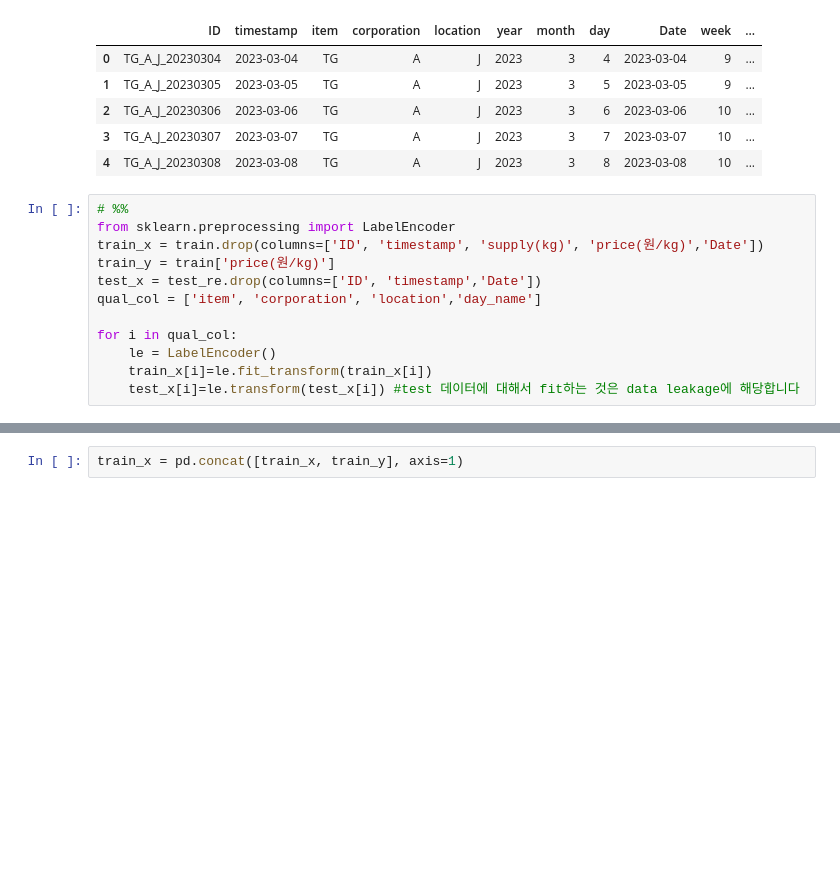
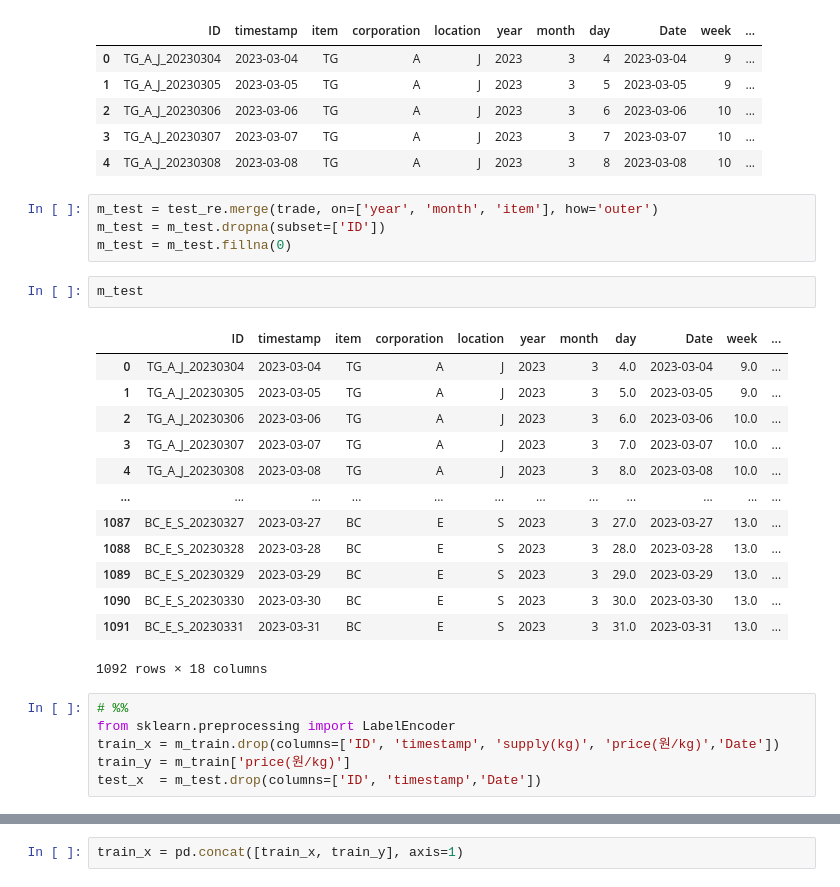
Before and after one commit to junseokShim/jeju_regression, a Jupyter notebook: 03_min_add_code.ipynb, the cells around one changed output, grey strips where cells are left out. Cells and saved outputs as stored; diff of their text form; blank space fills up the shorter version.

```diff
--- a/03_min_add_code.ipynb
+++ b/03_min_add_code.ipynb
@@ -81,15 +89,29 @@ test_re.head()
 | 2 | TG_A_J_20230306 | 2023-03-06 | TG | A | J | 2023 | 3 | 6 | 2023-03-06 | 10 | ... |
 | 3 | TG_A_J_20230307 | 2023-03-07 | TG | A | J | 2023 | 3 | 7 | 2023-03-07 | 10 | ... |
 | 4 | TG_A_J_20230308 | 2023-03-08 | TG | A | J | 2023 | 3 | 8 | 2023-03-08 | 10 | ... |
+# %%
+m_test = test_re.merge(trade, on=['year', 'month', 'item'], how='outer')
+m_test = m_test.dropna(subset=['ID'])
+m_test = m_test.fillna(0)
+# %%
+m_test
+# %% [output]
+|  | ID | timestamp | item | corporation | location | year | month | day | Date | week | ... |
+| 0 | TG_A_J_20230304 | 2023-03-04 | TG | A | J | 2023 | 3 | 4.0 | 2023-03-04 | 9.0 | ... |
+| 1 | TG_A_J_20230305 | 2023-03-05 | TG | A | J | 2023 | 3 | 5.0 | 2023-03-05 | 9.0 | ... |
+| 2 | TG_A_J_20230306 | 2023-03-06 | TG | A | J | 2023 | 3 | 6.0 | 2023-03-06 | 10.0 | ... |
+| 3 | TG_A_J_20230307 | 2023-03-07 | TG | A | J | 2023 | 3 | 7.0 | 2023-03-07 | 10.0 | ... |
+| 4 | TG_A_J_20230308 | 2023-03-08 | TG | A | J | 2023 | 3 | 8.0 | 2023-03-08 | 10.0 | ... |
+| ... | ... | ... | ... | ... | ... | ... | ... | ... | ... | ... | ... |
+| 1087 | BC_E_S_20230327 | 2023-03-27 | BC | E | S | 2023 | 3 | 27.0 | 2023-03-27 | 13.0 | ... |
+| 1088 | BC_E_S_20230328 | 2023-03-28 | BC | E | S | 2023 | 3 | 28.0 | 2023-03-28 | 13.0 | ... |
+| 1089 | BC_E_S_20230329 | 2023-03-29 | BC | E | S | 2023 | 3 | 29.0 | 2023-03-29 | 13.0 | ... |
+| 1090 | BC_E_S_20230330 | 2023-03-30 | BC | E | S | 2023 | 3 | 30.0 | 2023-03-30 | 13.0 | ... |
+| 1091 | BC_E_S_20230331 | 2023-03-31 | BC | E | S | 2023 | 3 | 31.0 | 2023-03-31 | 13.0 | ... |
+1092 rows × 18 columns
 # %%
 # %%
 from sklearn.preprocessing import LabelEncoder
-train_x = train.drop(columns=['ID', 'timestamp', 'supply(kg)', 'price(원/kg)','Date'])
-train_y = train['price(원/kg)']
-test_x = test_re.drop(columns=['ID', 'timestamp','Date'])
-qual_col = ['item', 'corporation', 'location','day_name']
-
-for i in qual_col:
-    le = LabelEncoder()
-    train_x[i]=le.fit_transform(train_x[i])
-    test_x[i]=le.transform(test_x[i]) #test 데이터에 대해서 fit하는 것은 data leakage에 해당합니다
+train_x = m_train.drop(columns=['ID', 'timestamp', 'supply(kg)', 'price(원/kg)','Date'])
+train_y = m_train['price(원/kg)']
+test_x  = m_test.drop(columns=['ID', 'timestamp','Date'])
```
Also changed, not shown: parts of 16 cells of this notebook, 1 other file.
